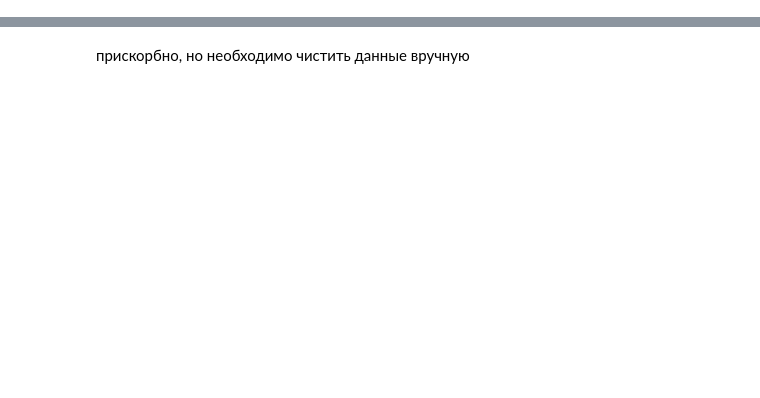
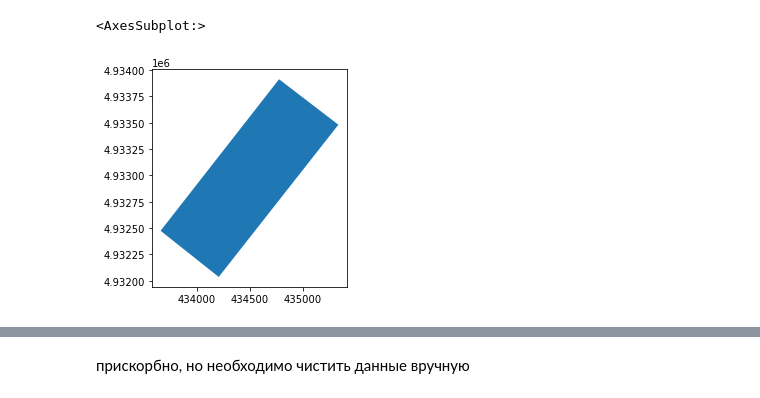
Before and after one commit to hukitoc94/total_archangelskiy, a Jupyter notebook: budenovs_classification/classification_budenovs.ipynb, the cells around one changed output, grey strips where cells are left out. Drawn from its saved outputs; the diff is of its cells as text; code cells hidden in the pictures; blank space fills up the shorter version.

```diff
--- a/budenovs_classification/classification_budenovs.ipynb
+++ b/budenovs_classification/classification_budenovs.ipynb
@@ -11,3 +23,11 @@ warnings.filterwarnings('ignore')
+# %%
+two_fields = gpd.read_file('vector_data/two_fields.geojson')
+two_fields = two_fields.to_crs("EPSG:32638")
+# %%
+two_fields[two_fields["type"] == 'PP'].plot()
+# %% [output]
+<AxesSubplot:>
+[figure, added]
 # %%
 archangelskoe = gpd.read_file('vector_data/archangelskoe.geojson')
 archangelskoe = archangelskoe.to_crs("EPSG:32638")
```
Also changed, not shown: parts of 5 cells of this notebook, 5 other files.
